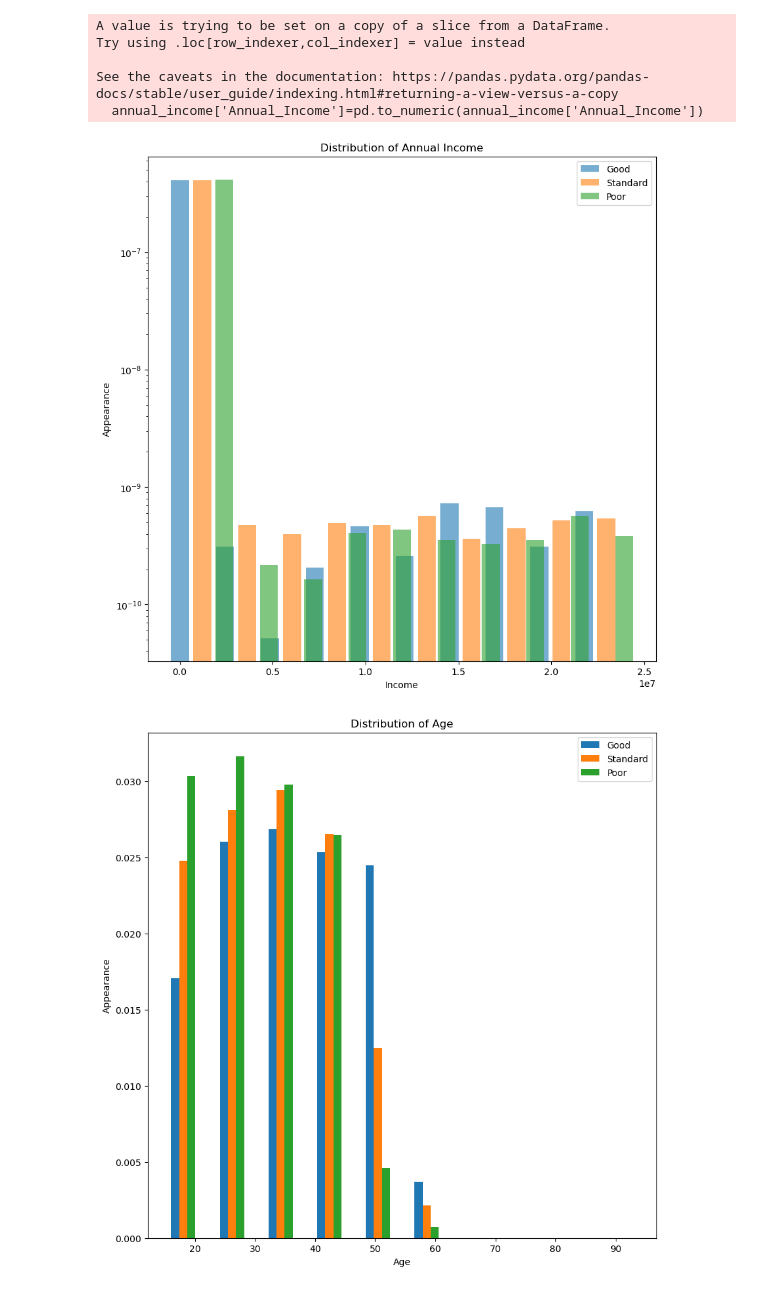
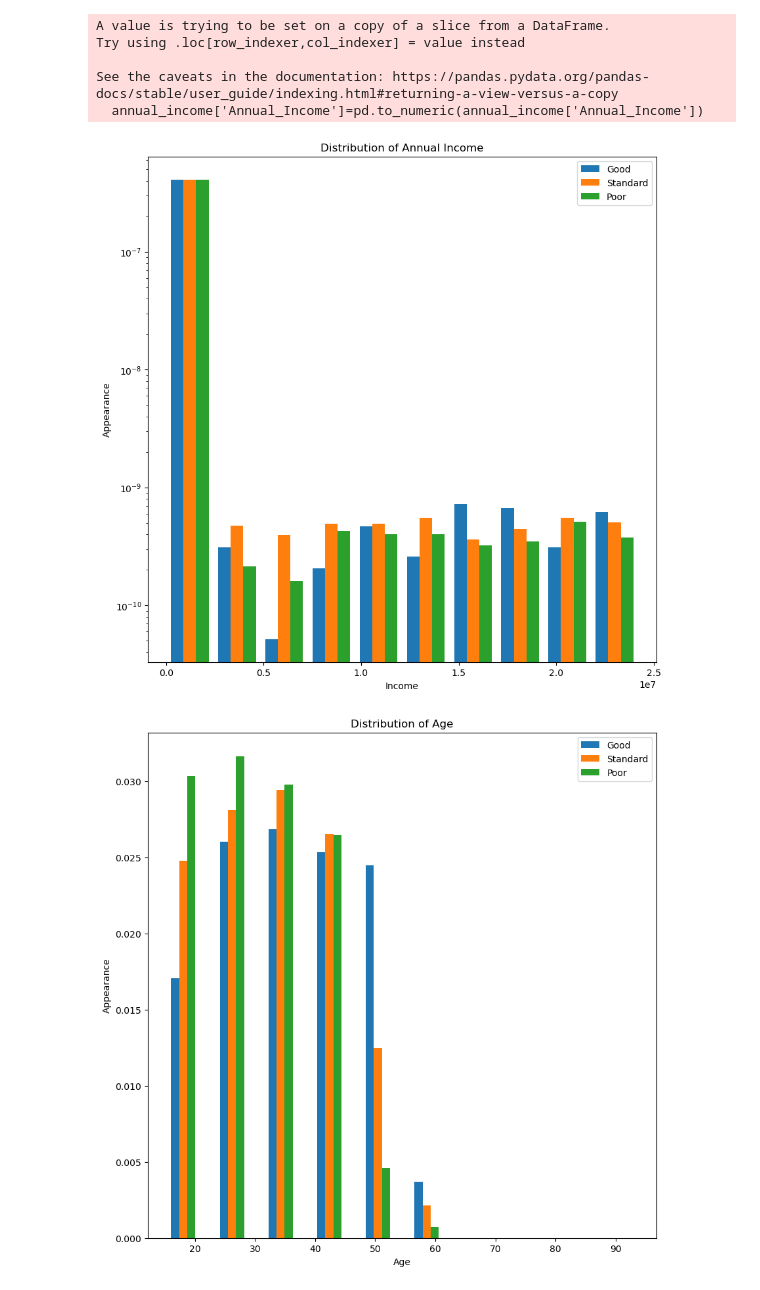
Before and after one commit to CSF0744/ECE225_final_project, a Jupyter notebook: final_project.ipynb, the cells around one changed output. Saved outputs shown, nothing was run; the diff lists cells and outputs as text; code cells hidden in the pictures.

```diff
--- a/final_project.ipynb
+++ b/final_project.ipynb
@@ -103,17 +103,21 @@ Try using .loc[row_indexer,col_indexer] = value instead
 See the caveats in the documentation: https://pandas.pydata.org/pandas-docs/stable/user_guide/indexing.html#returning-a-view-versus-a-copy
   annual_income['Annual_Income']=pd.to_numeric(annual_income['Annual_Income'])
 # %%
+x=annual_income[annual_income['Credit_Score']=='Good']['Annual_Income']
+y=annual_income[annual_income['Credit_Score']=='Standard']['Annual_Income']
+z=annual_income[annual_income['Credit_Score']=='Poor']['Annual_Income']
 fig=plt.figure(figsize=(10,10))
-plt.hist(annual_income[annual_income['Credit_Score']=='Good']['Annual_Income'],log=True,label='Good',stacked=False,align='left',density=True,rwidth=0.4,alpha=0.6)
-plt.hist(annual_income[annual_income['Credit_Score']=='Standard']['Annual_Income'],log=True,label='Standard',stacked=False,align='mid',density=True,rwidth=0.4,alpha=0.6)
-plt.hist(annual_income[annual_income['Credit_Score']=='Poor']['Annual_Income'],log=True,label='Poor',stacked=False,align='right',density=True,rwidth=0.4,alpha=0.6)
+# plt.hist(annual_income[annual_income['Credit_Score']=='Good']['Annual_Income'],log=True,label='Good',stacked=False,align='left',density=True,rwidth=0.4,alpha=0.6)
+# plt.hist(annual_income[annual_income['Credit_Score']=='Standard']['Annual_Income'],log=True,label='Standard',stacked=False,align='mid',density=True,rwidth=0.4,alpha=0.6)
+# plt.hist(annual_income[annual_income['Credit_Score']=='Poor']['Annual_Income'],log=True,label='Poor',stacked=False,align='right',density=True,rwidth=0.4,alpha=0.6)
+plt.hist([x,y,z],label=['Good','Standard','Poor'],log=True,density=True)
 plt.legend(loc='upper right')
 plt.xlabel('Income')
 plt.ylabel('Appearance')
 plt.title('Distribution of Annual Income')
 plt.show()
 # %% [output]
-[figure, old version]
+[figure, new version]
 # %%
 # distribution of age in different credit score
 age=train_df[train_df['Age'].str.len()==2]
```
Also changed, not shown: parts of 10 cells of this notebook.
